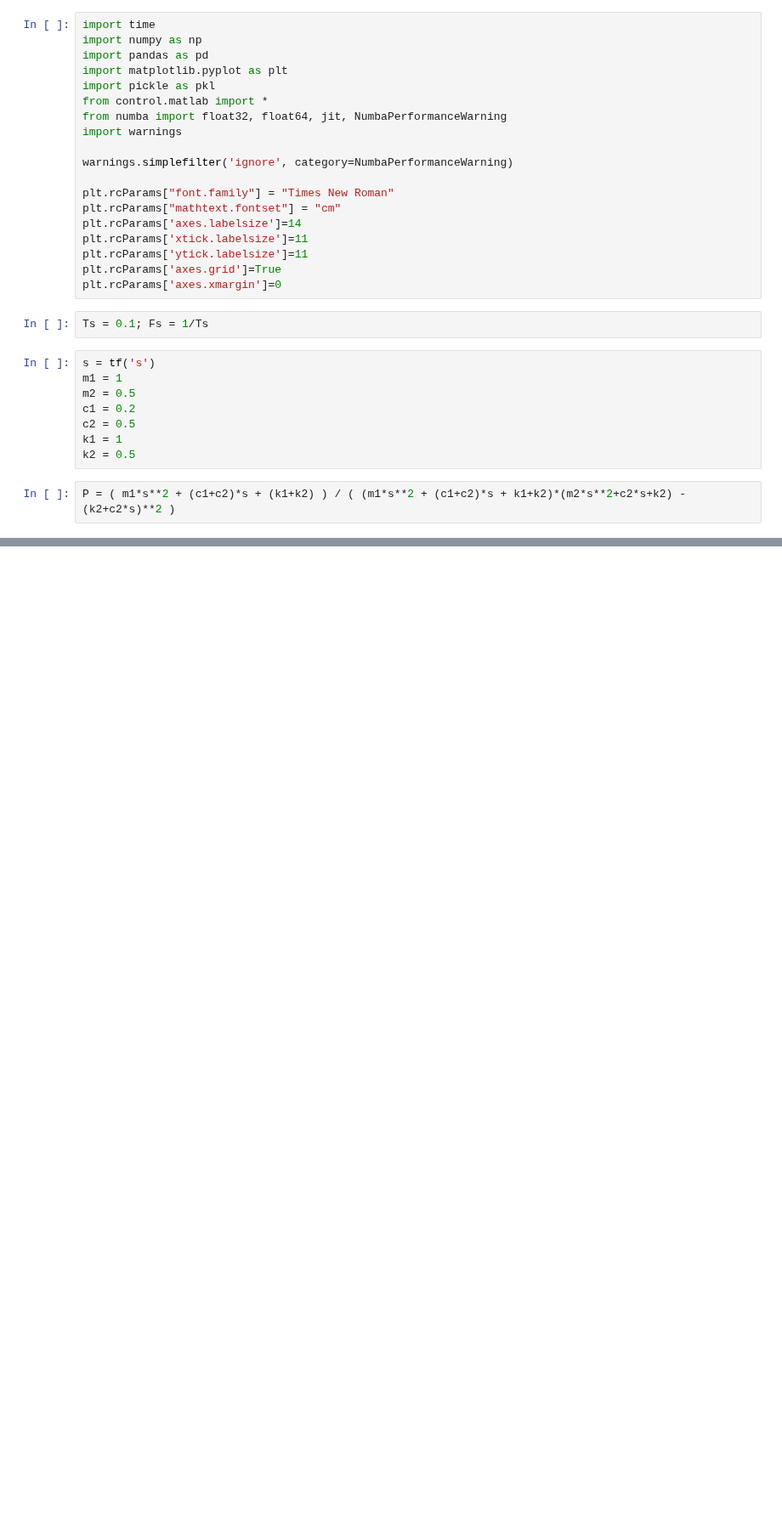
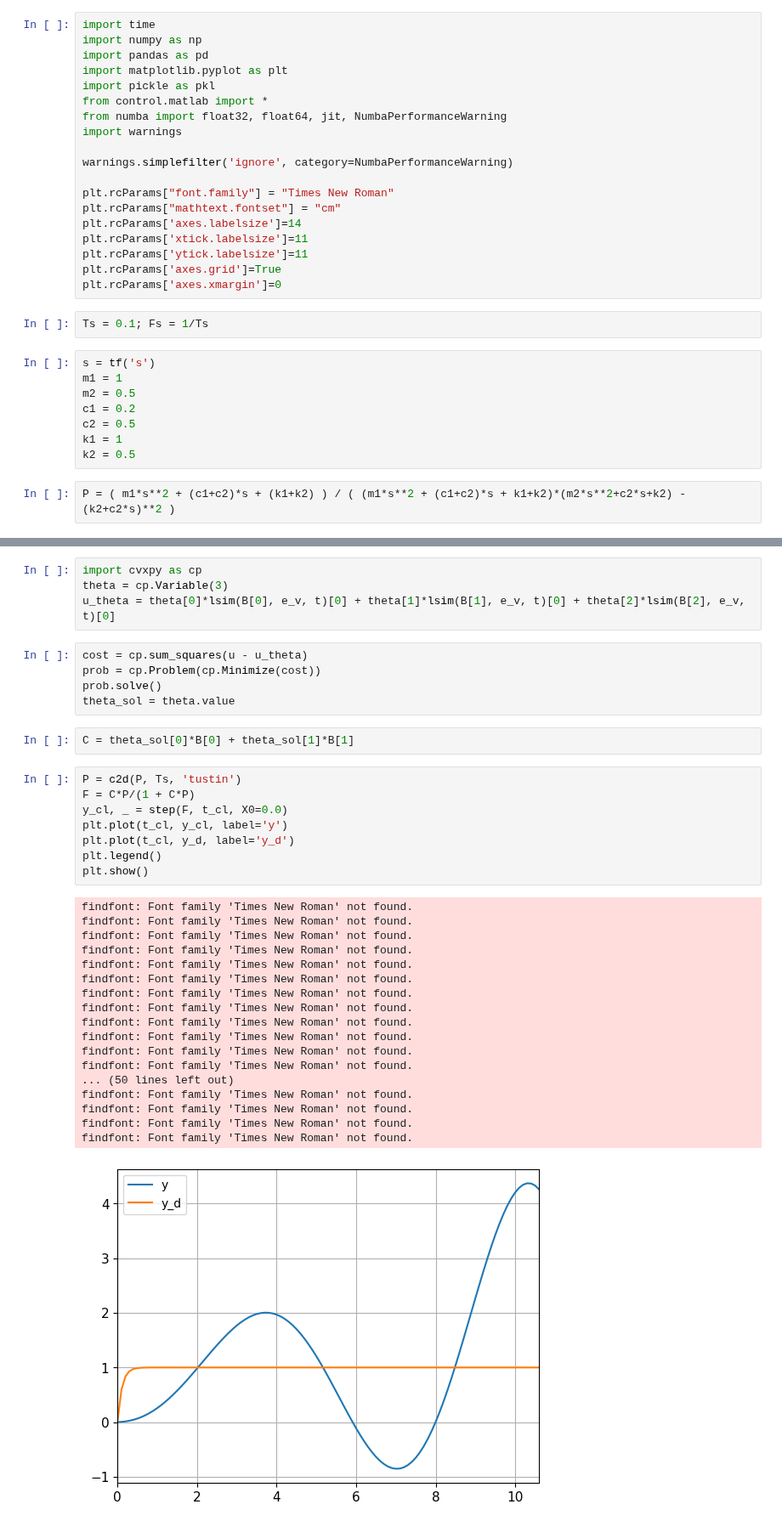
Before and after one commit to buswayne/sysid-transformers-control, a Jupyter notebook: control/campi_example_1_dev.ipynb, the cells around one changed output, grey strips where cells are left out. Shown at 85% size. Saved outputs shown, nothing was run; the diff lists cells and outputs as text; blank space fills up the shorter version.

```diff
--- a/control/campi_example_1_dev.ipynb
+++ b/control/campi_example_1_dev.ipynb
@@ -65,0 +104,38 @@ findfont: Font family 'Times New Roman' not found.
+# %%
+import cvxpy as cp
+theta = cp.Variable(3)
+u_theta = theta[0]*lsim(B[0], e_v, t)[0] + theta[1]*lsim(B[1], e_v, t)[0] + theta[2]*lsim(B[2], e_v, t)[0]
+# %%
+cost = cp.sum_squares(u - u_theta)
+prob = cp.Problem(cp.Minimize(cost))
+prob.solve()
+theta_sol = theta.value
+# %%
+C = theta_sol[0]*B[0] + theta_sol[1]*B[1]
+# %%
+P = c2d(P, Ts, 'tustin')
+F = C*P/(1 + C*P)
+y_cl, _ = step(F, t_cl, X0=0.0)
+plt.plot(t_cl, y_cl, label='y')
+plt.plot(t_cl, y_d, label='y_d')
+plt.legend()
+plt.show()
+# %% [output]
+findfont: Font family 'Times New Roman' not found.
+findfont: Font family 'Times New Roman' not found.
+findfont: Font family 'Times New Roman' not found.
+findfont: Font family 'Times New Roman' not found.
+findfont: Font family 'Times New Roman' not found.
+findfont: Font family 'Times New Roman' not found.
+findfont: Font family 'Times New Roman' not found.
+findfont: Font family 'Times New Roman' not found.
+findfont: Font family 'Times New Roman' not found.
+findfont: Font family 'Times New Roman' not found.
+findfont: Font family 'Times New Roman' not found.
+findfont: Font family 'Times New Roman' not found.
+... (50 lines left out)
+findfont: Font family 'Times New Roman' not found.
+findfont: Font family 'Times New Roman' not found.
+findfont: Font family 'Times New Roman' not found.
+findfont: Font family 'Times New Roman' not found.
+[figure, added]
```
Also changed, not shown: parts of 5 cells of this notebook, 8 other files.
